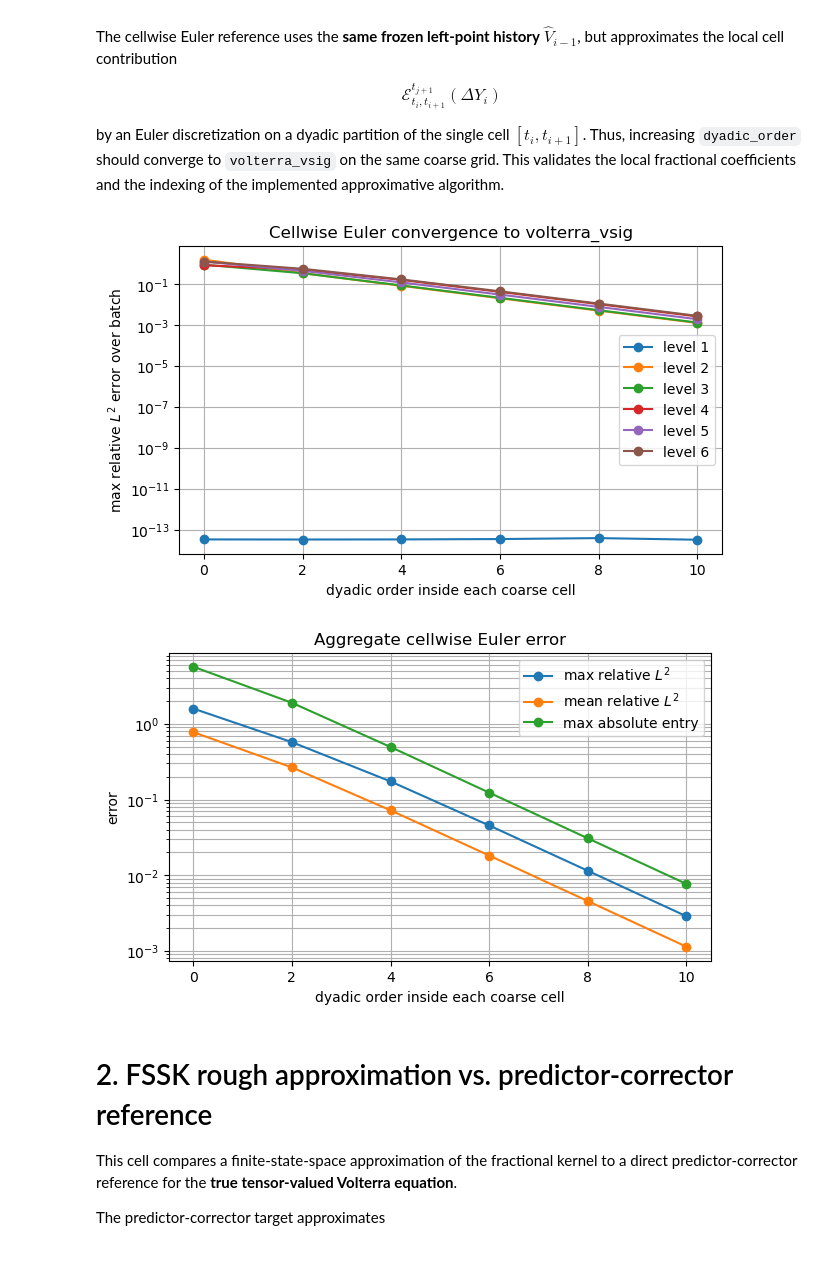
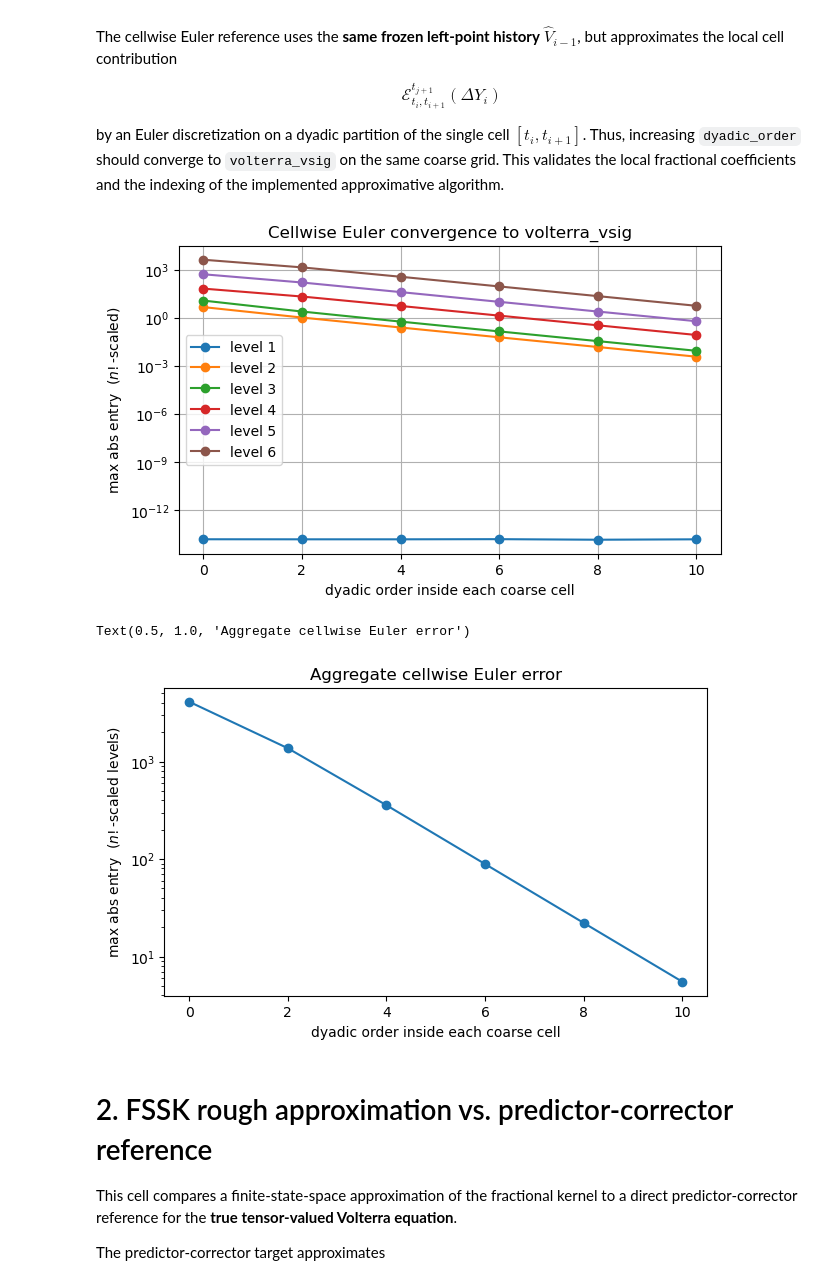
Before and after one commit to hagerpa/tensordev, a Jupyter notebook: notebooks/volterra/fractional_validation.ipynb, the cells around one changed output. Drawn from its saved outputs; the diff is of its cells as text; code cells hidden in the pictures.

```diff
--- a/notebooks/volterra/fractional_validation.ipynb
+++ b/notebooks/volterra/fractional_validation.ipynb
@@ -26,6 +26,7 @@ $$
 
 by an Euler discretization on a dyadic partition of the single cell $[t_i,t_{i+1}]$. Thus, increasing `dyadic_order` should converge to `volterra_vsig` on the same coarse grid. This validates the local fractional coefficients and the indexing of the implemented approximative algorithm.
 # %%
+import math
 import pandas as pd
 import matplotlib.pyplot as plt
 
@@ -92,62 +93,46 @@ for dyadic_order in dyadic_orders:
     )
 
     for level, (a, b) in enumerate(zip(target, approx)):
-        aa = a.reshape((batch, -1))
-        bb = b.reshape((batch, -1))
-        diff = bb - aa
-
-        abs_l2 = jnp.linalg.norm(diff, axis=-1)
-        rel_l2 = abs_l2 / jnp.maximum(jnp.linalg.norm(aa, axis=-1), 1e-14)
+        fscale = math.factorial(level)
+        diff = (b.reshape((batch, -1)) - a.reshape((batch, -1))) * fscale
 
         rows.append(
             {
                 "dyadic_order": dyadic_order,
                 "level": level,
-                "mean_abs_l2": float(jnp.mean(abs_l2)),
-                "max_abs_l2": float(jnp.max(abs_l2)),
-                "mean_rel_l2": float(jnp.mean(rel_l2)),
-                "max_rel_l2": float(jnp.max(rel_l2)),
                 "max_abs_entry": float(jnp.max(jnp.abs(diff))),
             }
         )
 
 df_cell_euler = pd.DataFrame(rows)
 compact_cell_euler = (
     df_cell_euler[df_cell_euler["level"] > 0]
     .groupby("dyadic_order", as_index=False)
-    .agg(
-        max_rel_l2=("max_rel_l2", "max"),
-        mean_rel_l2=("mean_rel_l2", "mean"),
-        max_abs_entry=("max_abs_entry", "max"),
-    )
+    .agg(max_abs_entry=("max_abs_entry", "max"))
 )
 
 fig, ax = plt.subplots(figsize=(7, 4))
 for level in sorted(df_cell_euler["level"].unique()):
     if level == 0:
         continue
     sub = df_cell_euler[df_cell_euler["level"] == level]
-    ax.semilogy(sub["dyadic_order"], sub["max_rel_l2"], marker="o", label=f"level {level}")
+    ax.semilogy(sub["dyadic_order"], sub["max_abs_entry"], marker="o", label=f"level {level}")
 ax.set_xlabel("dyadic order inside each coarse cell")
-ax.set_ylabel("max relative $L^2$ error over batch")
+ax.set_ylabel("max abs entry  ($n!$-scaled)")
 ax.set_title("Cellwise Euler convergence to volterra_vsig")
 ax.grid(True, which="both")
 ax.legend()
 plt.show()
 
 fig, ax = plt.subplots(figsize=(7, 4))
-ax.semilogy(compact_cell_euler["dyadic_order"], compact_cell_euler["max_rel_l2"], marker="o", label="max relative $L^2$")
-ax.semilogy(compact_cell_euler["dyadic_order"], compact_cell_euler["mean_rel_l2"], marker="o", label="mean relative $L^2$")
-ax.semilogy(compact_cell_euler["dyadic_order"], compact_cell_euler["max_abs_entry"], marker="o", label="max absolute entry")
+ax.semilogy(compact_cell_euler["dyadic_order"], compact_cell_euler["max_abs_entry"], marker="o", label="max abs entry")
 ax.set_xlabel("dyadic order inside each coarse cell")
-ax.set_ylabel("error")
+ax.set_ylabel("max abs entry  ($n!$-scaled levels)")
 ax.set_title("Aggregate cellwise Euler error")
-ax.grid(True, which="both")
-ax.legend()
-plt.show()
 # %% [output]
-[figure, old version]
+[figure, new version]
+Text(0.5, 1.0, 'Aggregate cellwise Euler error')
-[figure, old version]
+[figure, new version]
 # %% [markdown]
 # 2. FSSK rough approximation vs. predictor-corrector reference
 
```
Also changed, not shown: parts of 4 cells of this notebook, 12 other files.
